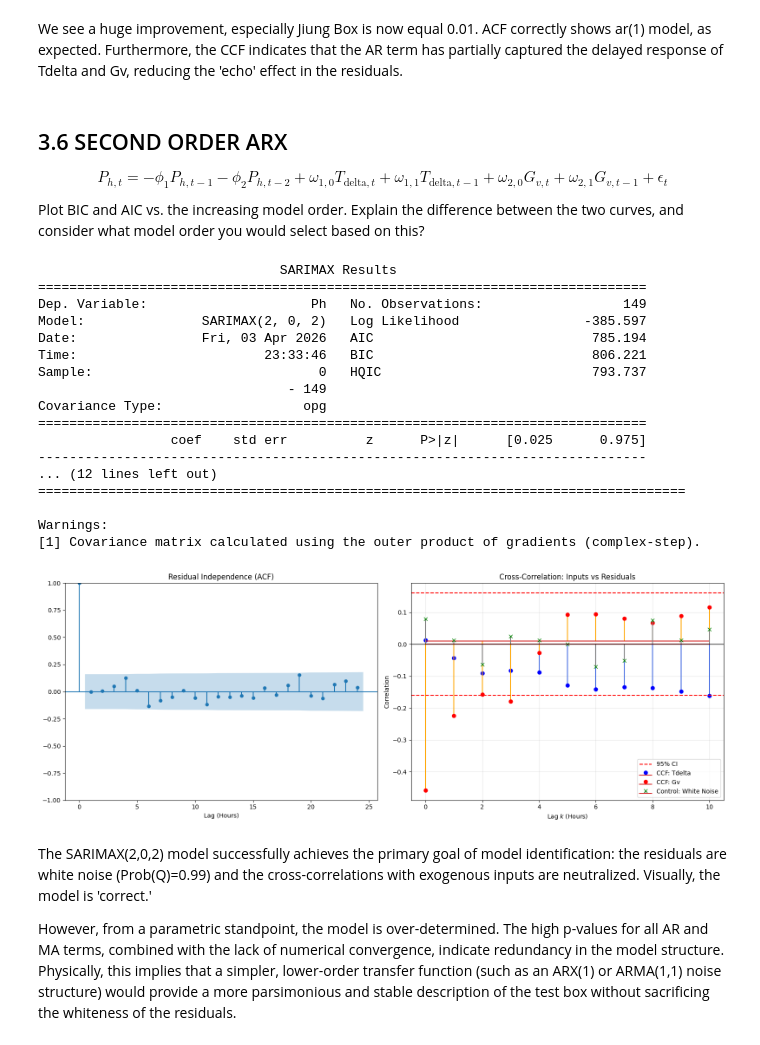
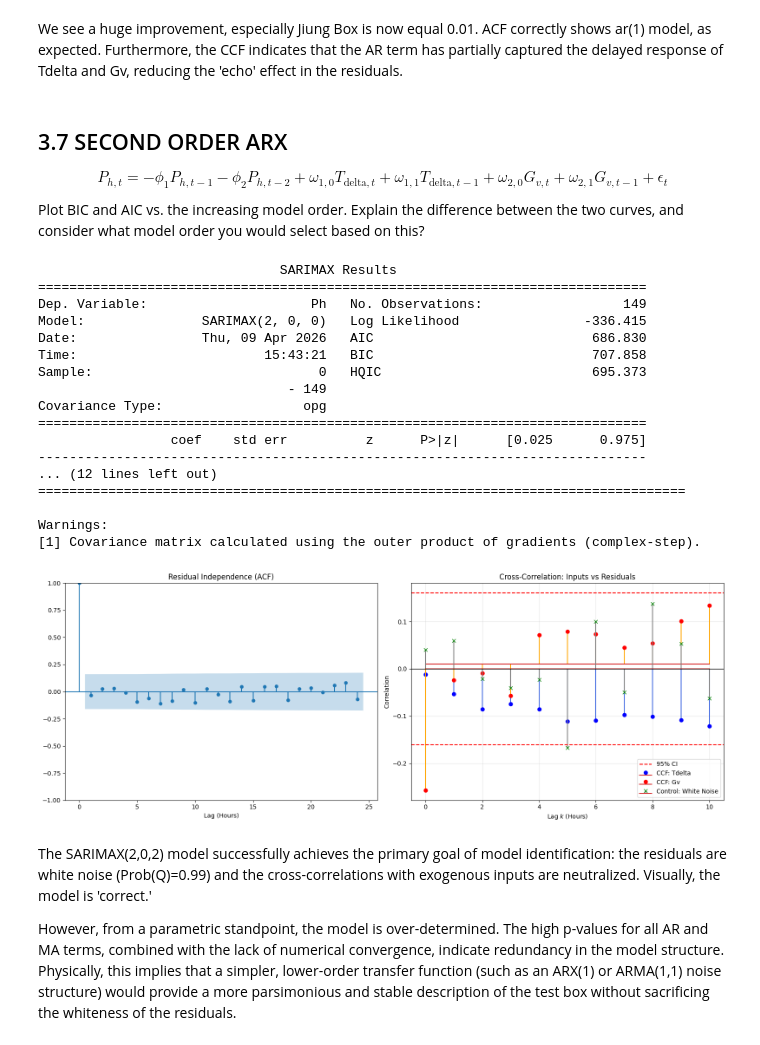
Before and after one commit to valentinatrolese02-collab/time_series_analysis, a Jupyter notebook: assignment3/ex3.ipynb, the cells around one changed output. Saved outputs shown, nothing was run; the diff lists cells and outputs as text; code cells hidden in the pictures.

```diff
--- a/assignment3/ex3.ipynb
+++ b/assignment3/ex3.ipynb
@@ -323,13 +346,7 @@ P_{h,t} = - \phi_1P_{h,t-1}+ ω_1 T_{delta,t} + ω_2 G_{v,t} + ε_t
 $$
 Analyse the one-step predictions and residuals as above. Comment, was an improvement achieved?
 # %%
-# same code as before, just changing order of SARIMAX
-# 1. Generate a "Control" variable (Pure White Noise)
-# This acts as a baseline to see what 'Ph' does with a 0-correlation input
-np.random.seed(42) # For reproducibility
-df_train['white_noise'] = np.random.normal(0, 1, size=len(df_train))
-
-X_cols = ['Tdelta', 'Gv', 'white_noise']
+X_cols = ['Tdelta', 'Gv']
 X = df_train[X_cols]
 y = df_train['Ph']
 
@@ -372,6 +389,7 @@ axes[1].legend()
 axes[1].grid(True, alpha=0.3)
 
 plt.tight_layout()
+plt.savefig("plot_ex3/exercise_6.svg", format='svg', bbox_inches='tight')
 plt.show()
 # %% [output]
                                SARIMAX Results
@@ -397,25 +415,22 @@ We see a huge improvement, especially Jiung Box is now equal 0.01.
 ACF correctly shows ar(1) model, as expected.
 Furthermore, the CCF indicates that the AR term has partially captured the delayed response of Tdelta and Gv, reducing the 'echo' effect in the residuals.
 # %% [markdown]
-## 3.6 SECOND ORDER ARX
+## 3.7 SECOND ORDER ARX
 $$
 P_{h,t} = -\phi_1 P_{h,t-1} - \phi_2 P_{h,t-2} + \omega_{1,0} T_{\text{delta},t} + \omega_{1,1} T_{\text{delta},t-1} + \omega_{2,0} G_{v,t} + \omega_{2,1} G_{v,t-1} + \epsilon_t
 $$
 Plot BIC and AIC vs. the increasing model order. Explain the difference between the two curves,
 and consider what model order you would select based on this?
 # %%
-# same code as before, just changing order of SARIMAX
-# 1. Generate a "Control" variable (Pure White Noise)
-# This acts as a baseline to see what 'Ph' does with a 0-correlation input
-np.random.seed(42) # For reproducibility
-df_train['white_noise'] = np.random.normal(0, 1, size=len(df_train))
+gv_cols = [f'Gv.l{i}' for i in range(2)]
+tdelta_cols = [f'Tdelta.l{i}' for i in range(2)]
+X_cols = gv_cols + tdelta_cols
 
-X_cols = ['Tdelta', 'Gv']
 X = df_train[X_cols]
 y = df_train['Ph']
 
 # 4. Fit the ML model
-model_ml = sm.tsa.statespace.SARIMAX(y, exog=X, order=(2, 0, 2))
+model_ml = sm.tsa.statespace.SARIMAX(y, exog=X, order=(2, 0, 0))
 results = model_ml.fit(disp=False)
 
 print(results.summary())
@@ -439,38 +454,38 @@ axes[0].set_xlabel('Lag (Hours)')
 axes[1].stem(range(11), ccf_tdelta, linefmt='royalblue', markerfmt='ob', label='CCF: Tdelta')
 axes[1].stem(range(11), ccf_gv, linefmt='orange', markerfmt='or', label='CCF: Gv', bottom=0.01)
 axes[1].stem(range(11), ccf_wn, linefmt='gray', markerfmt='xg', label='Control: White Noise')
 # Add the 95% Confidence Interval
 axes[1].axhline(y=conf_level, color='red', linestyle='--', label='95% CI')
 axes[1].axhline(y=-conf_level, color='red', linestyle='--')
 axes[1].axhline(y=0, color='black', linewidth=1)
 
 axes[1].set_title('Cross-Correlation: Inputs vs Residuals')
 axes[1].set_xlabel('Lag $k$ (Hours)')
 axes[1].set_ylabel('Correlation')
 axes[1].legend()
 axes[1].grid(True, alpha=0.3)
 
 plt.tight_layout()
 plt.show()
 # %% [output]
                                SARIMAX Results
 ==============================================================================
 Dep. Variable:                     Ph   No. Observations:                  149
-Model:               SARIMAX(2, 0, 2)   Log Likelihood                -385.597
-Date:                Fri, 03 Apr 2026   AIC                            785.194
-Time:                        23:33:46   BIC                            806.221
-Sample:                             0   HQIC                           793.737
+Model:               SARIMAX(2, 0, 0)   Log Likelihood                -336.415
+Date:                Thu, 09 Apr 2026   AIC                            686.830
+Time:                        15:43:21   BIC                            707.858
+Sample:                             0   HQIC                           695.373
                                 - 149
 Covariance Type:                  opg
 ==============================================================================
                  coef    std err          z      P>|z|      [0.025      0.975]
 ------------------------------------------------------------------------------
 ... (12 lines left out)
 ===================================================================================
 
 Warnings:
 [1] Covariance matrix calculated using the outer product of gradients (complex-step).
-[figure, old version]
+[figure, new version]
 # %% [markdown]
 The SARIMAX(2,0,2) model successfully achieves the primary goal of model identification: the residuals are white noise (Prob(Q)=0.99) and the cross-correlations with exogenous inputs are neutralized. Visually, the model is 'correct.'
 
```
Also changed, not shown: parts of 18 cells of this notebook, 12 other files.
